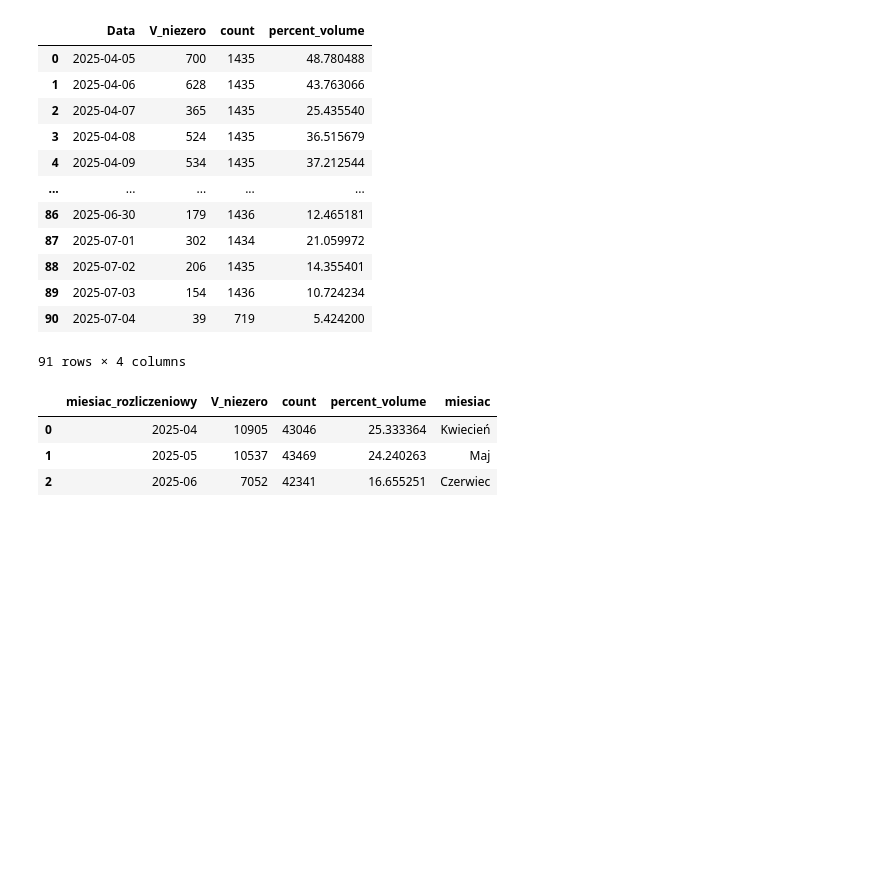
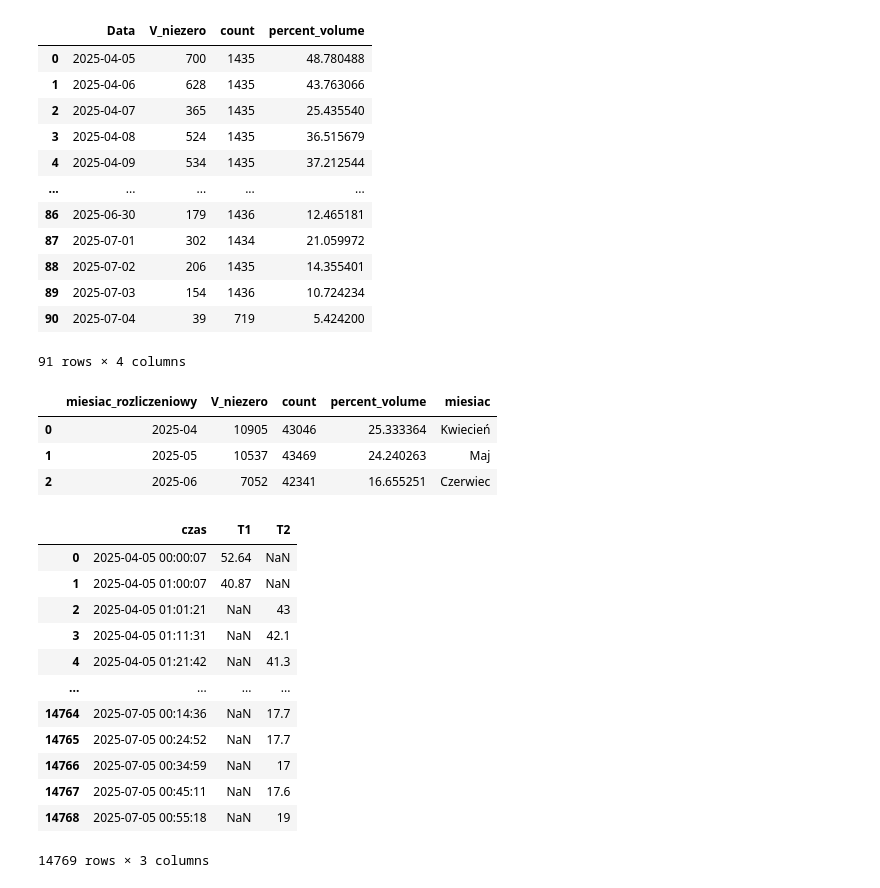
Before and after one commit to martynabocian/martynabocian.github.io, a Jupyter notebook: Charts.ipynb, the cells around one changed output. Drawn from its saved outputs; the diff is of its cells as text; code cells hidden in the pictures; blank space fills up the shorter version.

```diff
--- a/Charts.ipynb
+++ b/Charts.ipynb
@@ -1913,3 +1913,29 @@ fig.update_xaxes(tickangle=-45)
 fig.update_traces(width=0.4)
 
 fig.write_html("miesieczna_ilosc_minut_pompy_pracy_procenty.html", include_plotlyjs="cdn")
+# %%
+df_zaleznosc_temperatury_cieplnej_wody_od_temp_na_wyjsciu = (
+    df_kamstrup7[["czas", "T1"]]
+    .merge(
+        df[["czas", "T2"]],
+        on="czas",
+        how="outer"  # zachowuje wszystkie punkty z obu df
+    )
+    .sort_values("czas")
+)
+# %%
+df_zaleznosc_temperatury_cieplnej_wody_od_temp_na_wyjsciu
+# %% [output]
+|  | czas | T1 | T2 |
+| 0 | 2025-04-05 00:00:07 | 52.64 | NaN |
+| 1 | 2025-04-05 01:00:07 | 40.87 | NaN |
+| 2 | 2025-04-05 01:01:21 | NaN | 43 |
+| 3 | 2025-04-05 01:11:31 | NaN | 42.1 |
+| 4 | 2025-04-05 01:21:42 | NaN | 41.3 |
+| ... | ... | ... | ... |
+| 14764 | 2025-07-05 00:14:36 | NaN | 17.7 |
+| 14765 | 2025-07-05 00:24:52 | NaN | 17.7 |
+| 14766 | 2025-07-05 00:34:59 | NaN | 17 |
+| 14767 | 2025-07-05 00:45:11 | NaN | 17.6 |
+| 14768 | 2025-07-05 00:55:18 | NaN | 19 |
+14769 rows × 3 columns
```
Also changed, not shown: parts of 11 cells of this notebook, 1 other file.
